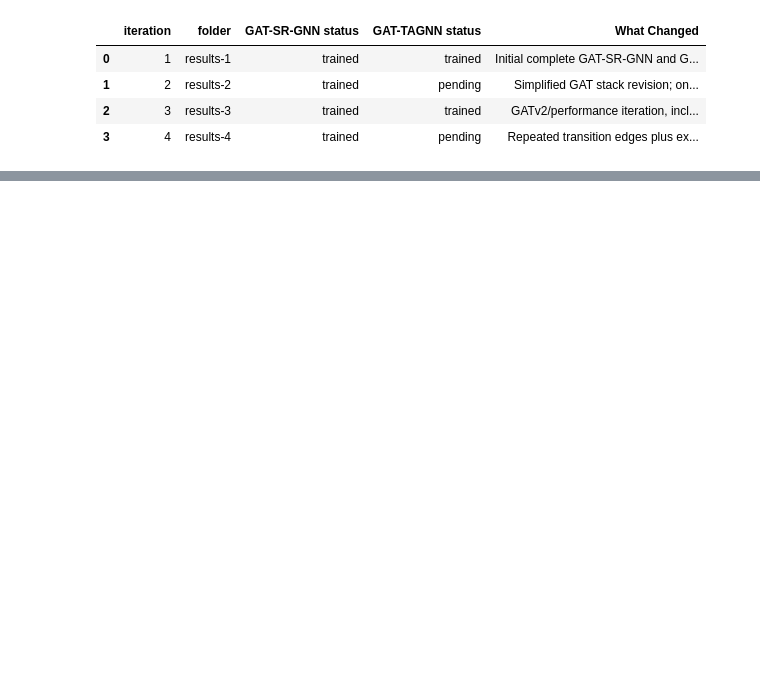
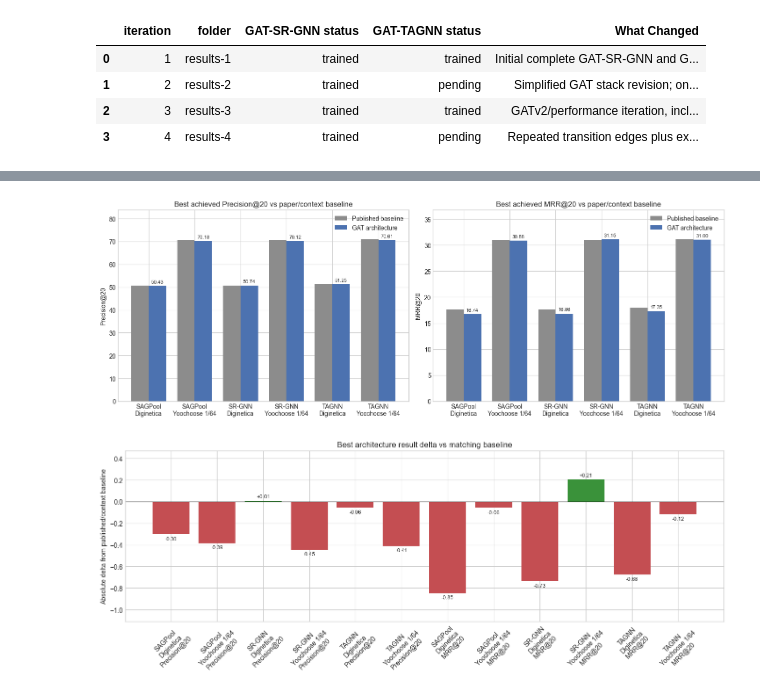
Before and after one commit to karolbystrek/Session-based-Recommendation-with-Graph-Attention-Networks, a Jupyter notebook: results_analysis.ipynb, the cells around one changed output, grey strips where cells are left out. Saved outputs shown, nothing was run; the diff lists cells and outputs as text; code cells hidden in the pictures; blank space fills up the shorter version.

```diff
--- a/results_analysis.ipynb
+++ b/results_analysis.ipynb
@@ -274,0 +276,59 @@ best_vs_baseline
+# %%
+plot_best = best_vs_baseline.copy()
+plot_best["label"] = (
+    plot_best["model"].str.replace("GAT-", "", regex=False)
+    + "\n"
+    + plot_best["dataset"]
+)
+fig, axes = plt.subplots(1, 2, figsize=(14.5, 5.2))
+for ax, metric, reference_metric, ylabel, title in [
+    (axes[0], "test_precision@20", "reference_precision@20", "Precision@20", "Best achieved Precision@20 vs paper/context baseline"),
+    (axes[1], "test_mrr@20", "reference_mrr@20", "MRR@20", "Best achieved MRR@20 vs paper/context baseline"),
+]:
+    x_positions = list(range(len(plot_best)))
+    width = 0.38
+    ax.bar([x - width / 2 for x in x_positions], plot_best[reference_metric], width=width, label="Published baseline", color="#8c8c8c")
+    bars = ax.bar([x + width / 2 for x in x_positions], plot_best[metric], width=width, label="GAT architecture", color="#4c72b0")
+    ax.set_xticks(x_positions, plot_best["label"])
+    ax.set_ylabel(ylabel)
+    ax.set_title(title)
+    ax.legend()
+    ax.bar_label(bars, fmt="%.2f", padding=3, fontsize=8)
+    ax.margins(y=0.18)
+fig.tight_layout()
+fig.savefig(PRESENTATION_DIR / "best_vs_baseline.png", dpi=180, bbox_inches="tight")
+plt.show()
+
+# Delta from the relevant baseline for each architecture/dataset pair.
+delta_plot = best_vs_baseline.melt(
+    id_vars=["model", "dataset", "best_iteration"],
+    value_vars=["delta_precision@20", "delta_mrr@20"],
+    var_name="metric",
+    value_name="delta",
+)
+delta_plot["metric"] = delta_plot["metric"].map({"delta_precision@20": "Precision@20", "delta_mrr@20": "MRR@20"})
+delta_plot["label"] = (
+    delta_plot["model"].str.replace("GAT-", "", regex=False)
+    + "\n"
+    + delta_plot["dataset"]
+    + "\n"
+    + delta_plot["metric"]
+)
+fig, ax = plt.subplots(figsize=(13.5, 5.2))
+bars = ax.bar(
+    delta_plot["label"],
+    delta_plot["delta"],
+    color=["#3a923a" if value >= 0 else "#c44e52" for value in delta_plot["delta"]],
+)
+ax.axhline(0, color="black", linewidth=0.8)
+ax.set_ylabel("Absolute delta from published/context baseline")
+ax.set_title("Best architecture result delta vs matching baseline")
+ax.tick_params(axis="x", rotation=45)
+ax.bar_label(bars, fmt="%+.2f", padding=3, fontsize=8)
+ax.margins(y=0.25)
+fig.tight_layout()
+fig.savefig(PRESENTATION_DIR / "best_delta_vs_baseline.png", dpi=180, bbox_inches="tight")
+plt.show()
+# %% [output]
+[figure, added]
+[figure, added]
```
Also changed, not shown: parts of 24 cells of this notebook, 13 other files.
